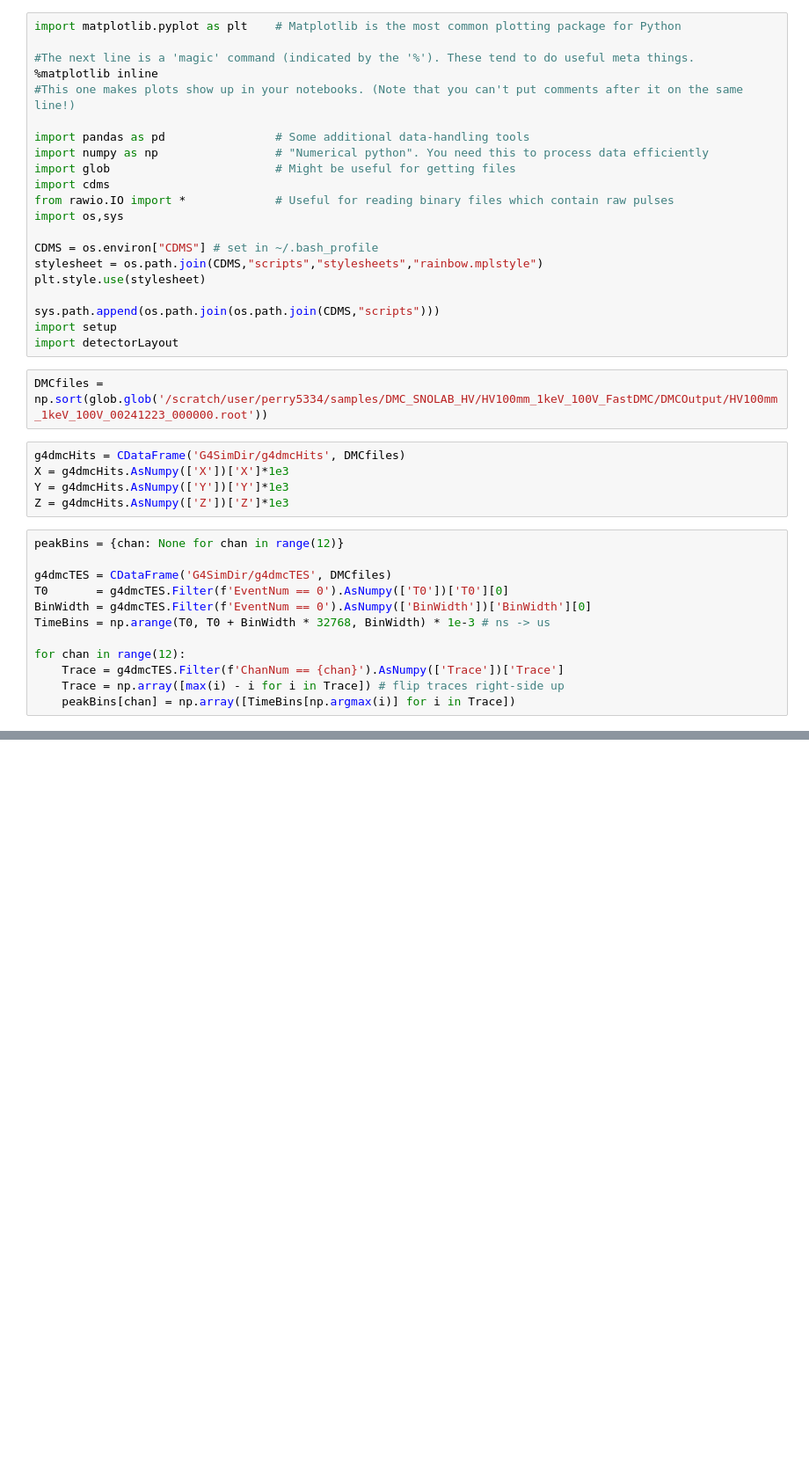
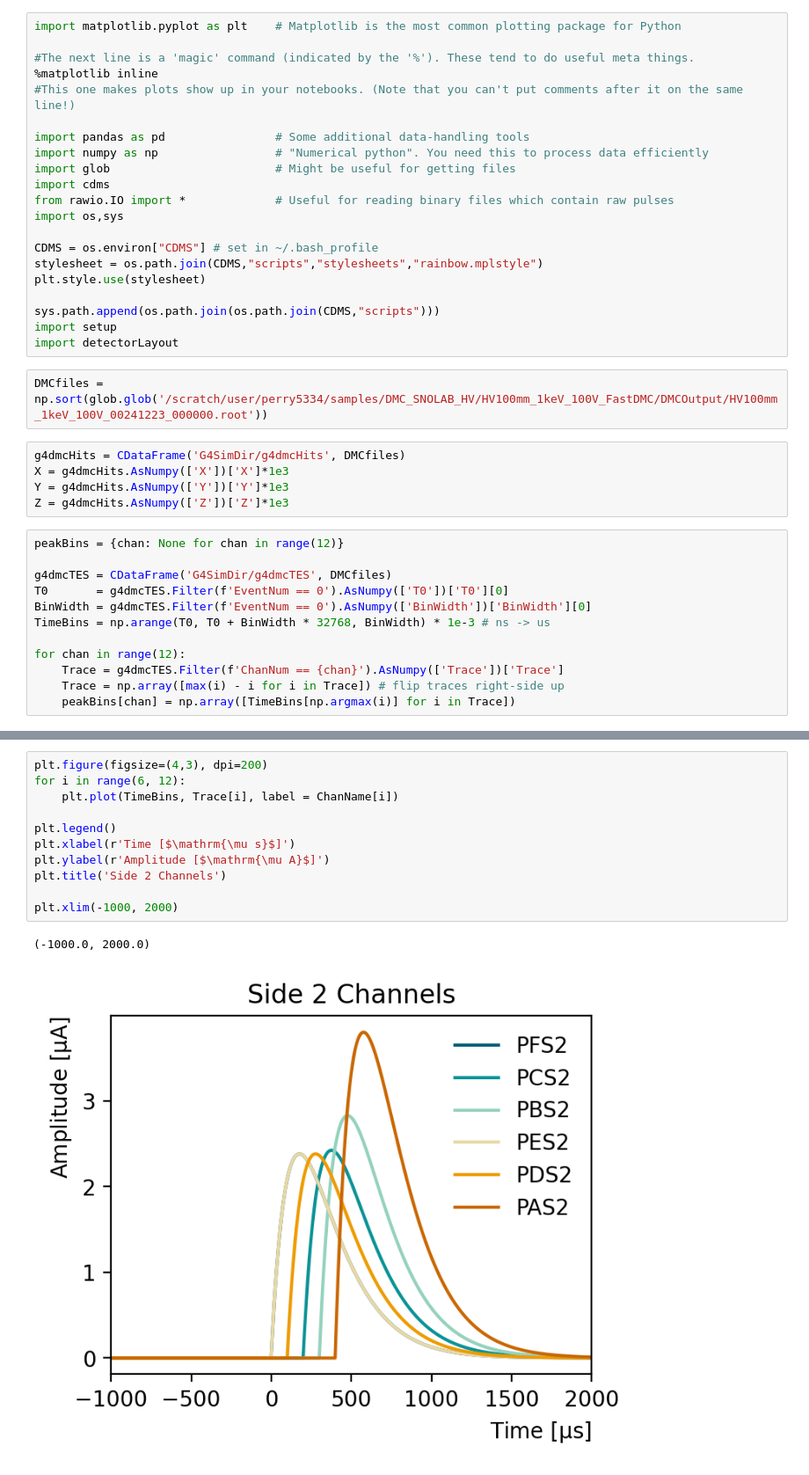
Before and after one commit to perry5334/CDMS, a Jupyter notebook: notebooks/machine_learning/FastDMC_TimeDelay.ipynb, the cells around one changed output, grey strips where cells are left out. Shown at 88% size. Drawn from its saved outputs; the diff is of its cells as text; blank space fills up the shorter version.

```diff
--- a/notebooks/machine_learning/FastDMC_TimeDelay.ipynb
+++ b/notebooks/machine_learning/FastDMC_TimeDelay.ipynb
@@ -92,0 +71,14 @@ for chan in range(12):
+# %%
+plt.figure(figsize=(4,3), dpi=200)
+for i in range(6, 12):
+    plt.plot(TimeBins, Trace[i], label = ChanName[i])
+
+plt.legend()
+plt.xlabel(r'Time [$\mathrm{\mu s}$]')
+plt.ylabel(r'Amplitude [$\mathrm{\mu A}$]')
+plt.title('Side 2 Channels')
+
+plt.xlim(-1000, 2000)
+# %% [output]
+(-1000.0, 2000.0)
+[figure, added]
```
Also changed, not shown: parts of 6 cells of this notebook, 5 other files.
